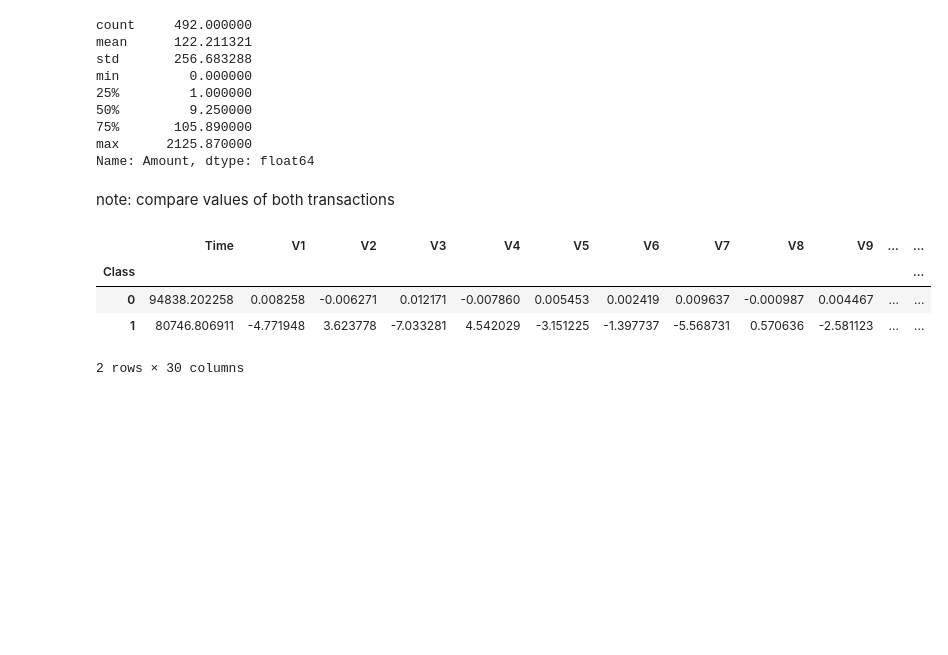
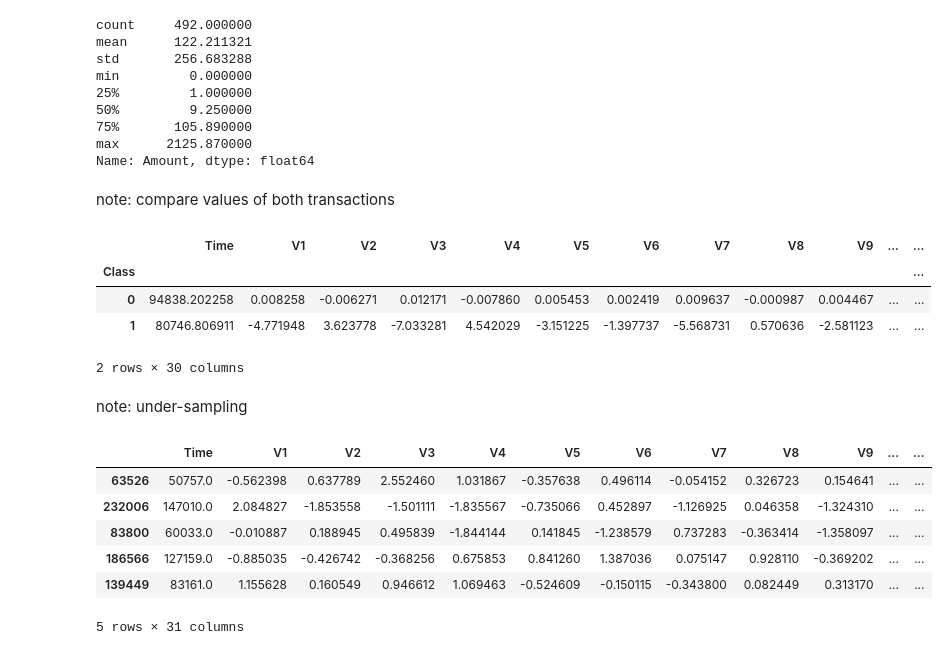
Before and after one commit to 13illydakid/Credit_Card_Fraud_Detection_Project, a Jupyter notebook: card_fraud_detection.ipynb, the cells around one changed output. Saved outputs shown, nothing was run; the diff lists cells and outputs as text; code cells hidden in the pictures; blank space fills up the shorter version.

```diff
--- a/card_fraud_detection.ipynb
+++ b/card_fraud_detection.ipynb
@@ -127,3 +127,20 @@ credit_card_data.groupby('Class').mean()
 | 0 | 94838.202258 | 0.008258 | -0.006271 | 0.012171 | -0.007860 | 0.005453 | 0.002419 | 0.009637 | -0.000987 | 0.004467 | ... | ... |
 | 1 | 80746.806911 | -4.771948 | 3.623778 | -7.033281 | 4.542029 | -3.151225 | -1.397737 | -5.568731 | 0.570636 | -2.581123 | ... | ... |
 2 rows × 30 columns
+# %% [markdown]
+note: under-sampling
+# %%
+legit_sample = legit.sample(n=492)
+# %%
+# set axis=0 so that "fraud" dataset is added by rows. setting axis=1 would add the dataset by columns.
+new_dataset = pd.concat([legit_sample, fraud], axis=0)
+# %%
+new_dataset.head()
+# %% [output]
+|  | Time | V1 | V2 | V3 | V4 | V5 | V6 | V7 | V8 | V9 | ... | ... |
+| 63526 | 50757.0 | -0.562398 | 0.637789 | 2.552460 | 1.031867 | -0.357638 | 0.496114 | -0.054152 | 0.326723 | 0.154641 | ... | ... |
+| 232006 | 147010.0 | 2.084827 | -1.853558 | -1.501111 | -1.835567 | -0.735066 | 0.452897 | -1.126925 | 0.046358 | -1.324310 | ... | ... |
+| 83800 | 60033.0 | -0.010887 | 0.188945 | 0.495839 | -1.844144 | 0.141845 | -1.238579 | 0.737283 | -0.363414 | -1.358097 | ... | ... |
+| 186566 | 127159.0 | -0.885035 | -0.426742 | -0.368256 | 0.675853 | 0.841260 | 1.387036 | 0.075147 | 0.928110 | -0.369202 | ... | ... |
+| 139449 | 83161.0 | 1.155628 | 0.160549 | 0.946612 | 1.069463 | -0.524609 | -0.150115 | -0.343800 | 0.082449 | 0.313170 | ... | ... |
+5 rows × 31 columns
```
Also changed, not shown: parts of 20 cells of this notebook.
